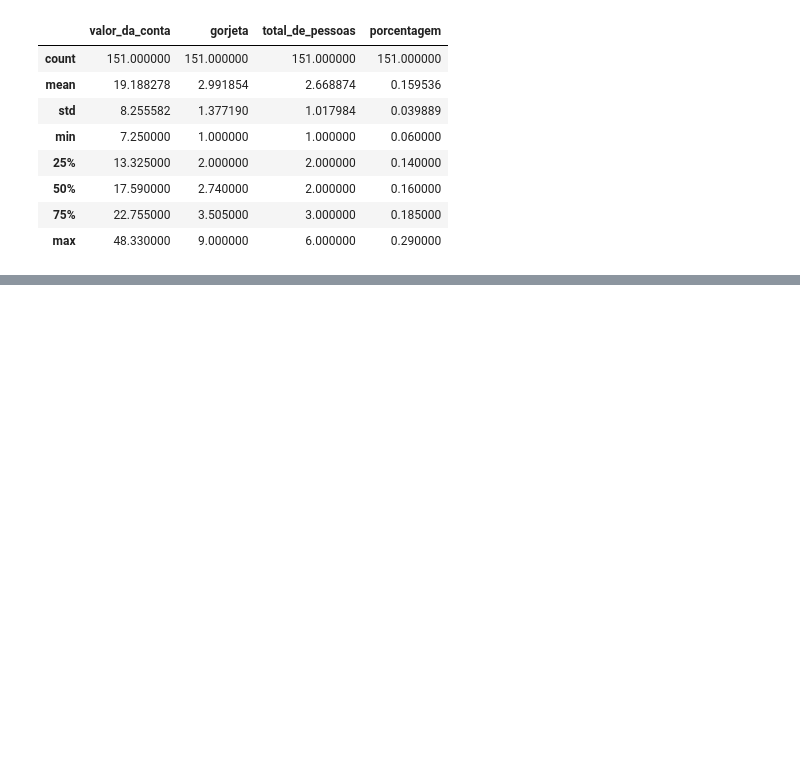
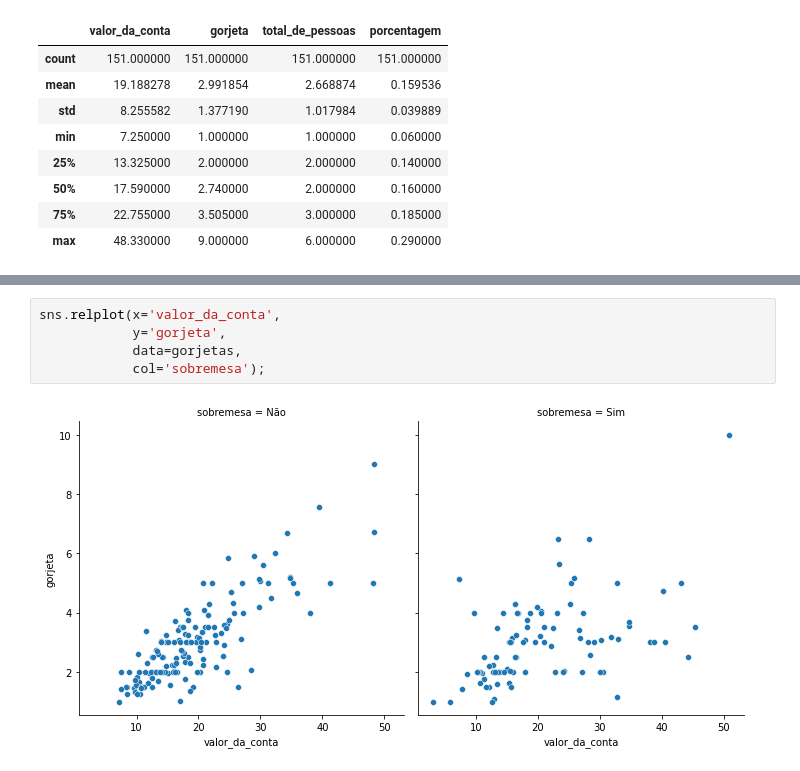
Before and after one commit to erikamarchi/data-visualization-explorando-com-seaborn, a Jupyter notebook: EDA_Gorjetas.ipynb, the cells around one changed output, grey strips where cells are left out. Drawn from its saved outputs; the diff is of its cells as text; blank space fills up the shorter version.

```diff
--- a/EDA_Gorjetas.ipynb
+++ b/EDA_Gorjetas.ipynb
@@ -171,0 +194,7 @@ gorjetas[gorjetas.sobremesa == 'Não'].describe()
+# %%
+sns.relplot(x='valor_da_conta',
+            y='gorjeta',
+            data=gorjetas,
+            col='sobremesa');
+# %% [output]
+[figure, added]
```
Also changed, not shown: parts of 7 cells of this notebook.
